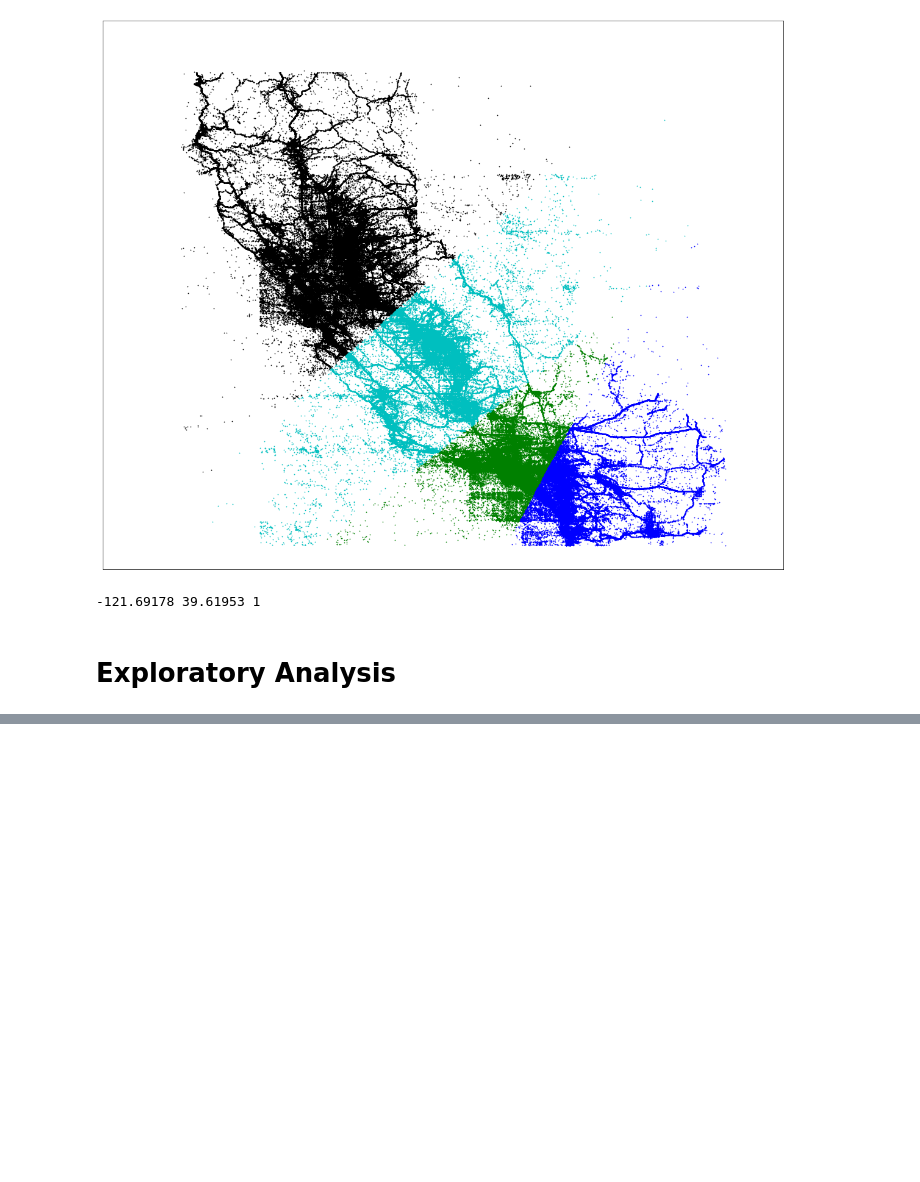
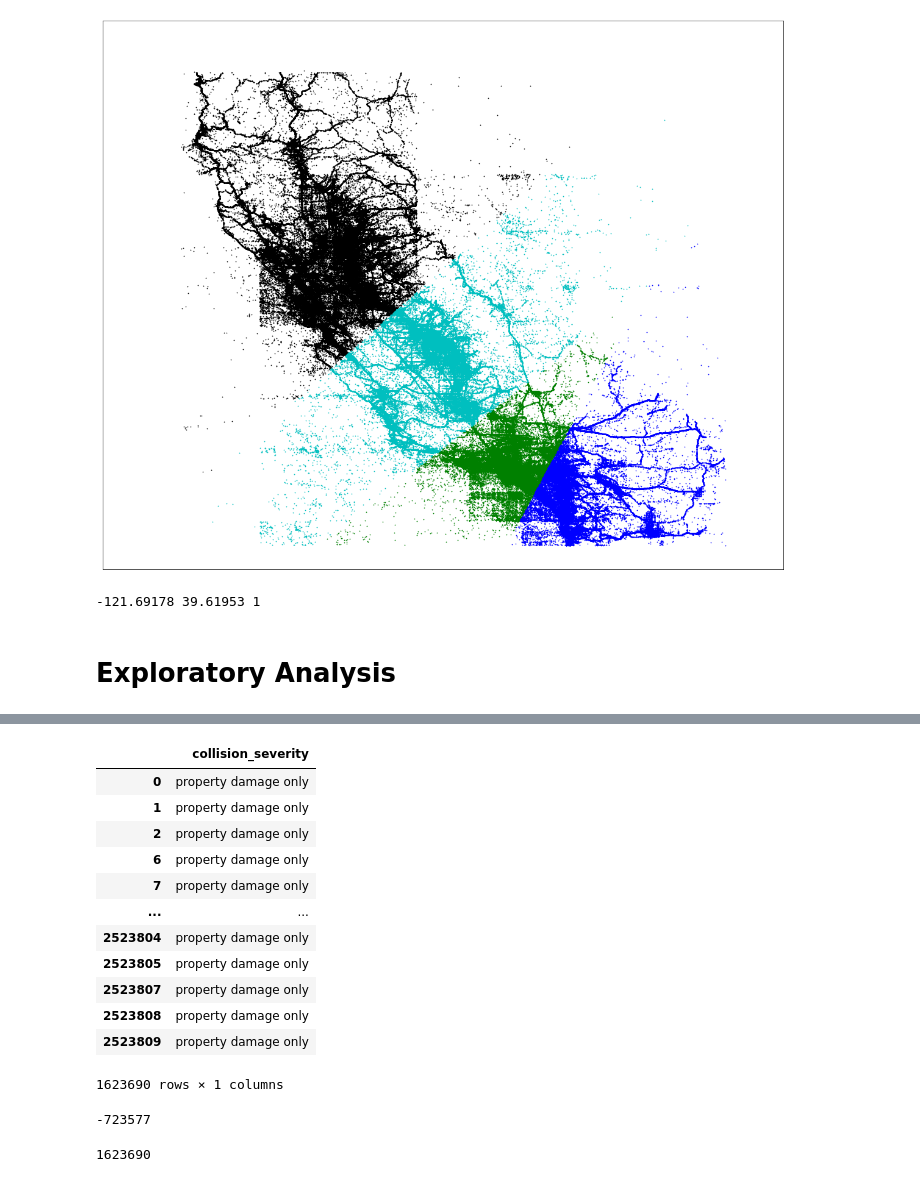
Before and after one commit to margotwagner/collision-severity-prediction, a Jupyter notebook: Untitled.ipynb, the cells around one changed output, grey strips where cells are left out. Saved outputs shown, nothing was run; the diff lists cells and outputs as text; code cells hidden in the pictures; blank space fills up the shorter version.

```diff
--- a/Untitled.ipynb
+++ b/Untitled.ipynb
@@ -153,0 +156,24 @@ dates = [pd.to_datetime(d) for d in dates]
+# %%
+df[df['collision_severity'] == 'property damage only']
+# %% [output]
+|  | collision_severity |
+| 0 | property damage only |
+| 1 | property damage only |
+| 2 | property damage only |
+| 6 | property damage only |
+| 7 | property damage only |
+| ... | ... |
+| 2523804 | property damage only |
+| 2523805 | property damage only |
+| 2523807 | property damage only |
+| 2523808 | property damage only |
+| 2523809 | property damage only |
+1623690 rows × 1 columns
+# %%
+534706+274632+68731+22044
+# %% [output]
+-723577
+# %%
+1623690
+# %% [output]
+1623690
```
Also changed, not shown: parts of 21 cells of this notebook, 1 other file.
